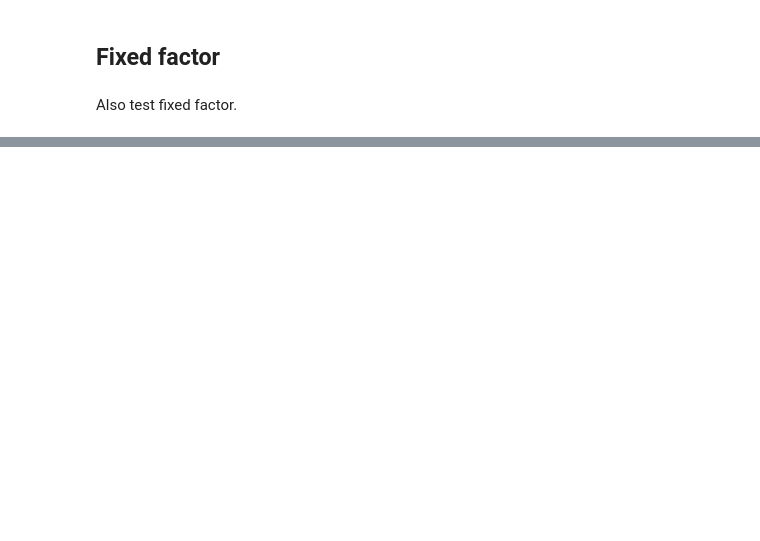
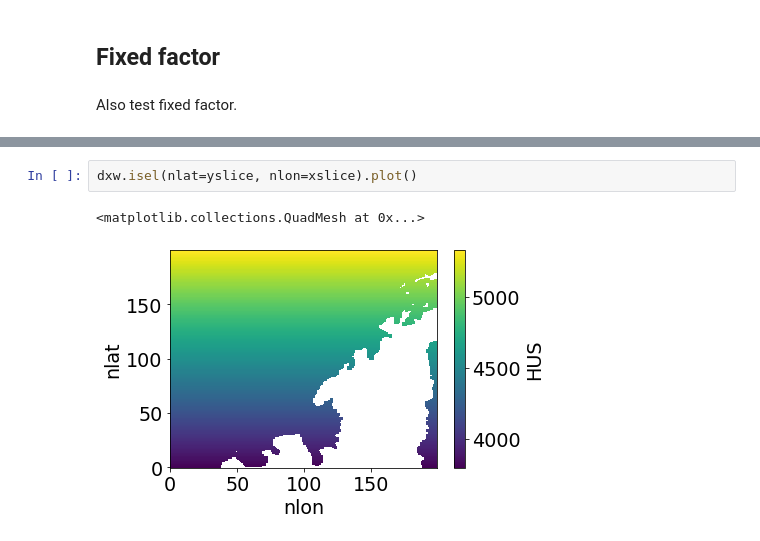
Before and after one commit to ocean-eddy-cpt/gcm-filters-paper, a Jupyter notebook: effective_kernel.ipynb, the cells around one changed output, grey strips where cells are left out. Saved outputs shown, nothing was run; the diff lists cells and outputs as text; blank space fills up the shorter version.

```diff
--- a/effective_kernel.ipynb
+++ b/effective_kernel.ipynb
@@ -183,0 +187,5 @@ delta6 = delta6.where(wet_mask)
+# %%
+dxw.isel(nlat=yslice, nlon=xslice).plot()
+# %% [output]
+<matplotlib.collections.QuadMesh at 0x...>
+[figure, added]
```
Also changed, not shown: parts of 29 cells of this notebook.
